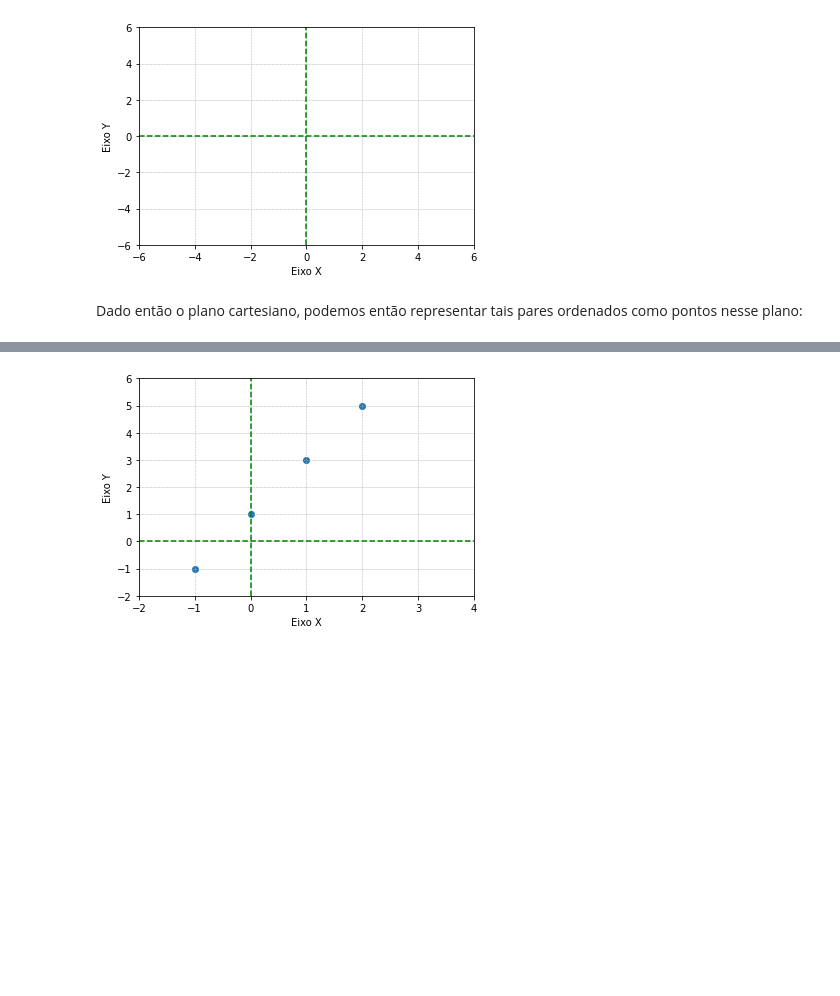
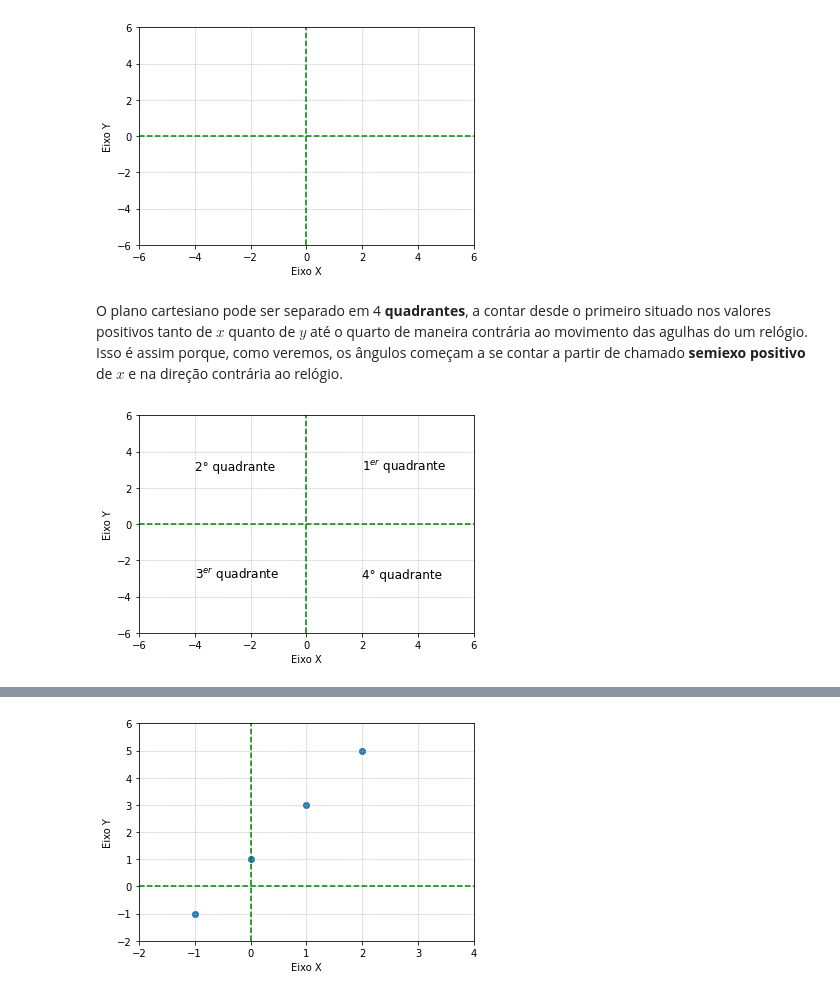
Before and after one commit to BorjaRuizReverter/LivroFisicaGeral, a Jupyter notebook: Tema2.ipynb, the cells around one changed output, grey strips where cells are left out. Cells and saved outputs as stored; diff of their text form; code cells hidden in the pictures; blank space fills up the shorter version.

```diff
--- a/Tema2.ipynb
+++ b/Tema2.ipynb
@@ -81,5 +73,47 @@ plt.plot(xorigem_hor, yorigem_hor, marker='', color='green', linestyle="--")
 plt.show()
 # %% [output]
 [figure]
-# %% [markdown]
-Dado então o plano cartesiano, podemos então representar tais pares ordenados como pontos nesse plano:
+# %% [markdown]
+O plano cartesiano pode ser separado em 4 **quadrantes**, a contar desde o primeiro situado nos valores positivos tanto de $x$ quanto de $y$ até o quarto de maneira contrária ao movimento das agulhas do um relógio. Isso é assim porque, como veremos, os ângulos começam a se contar a partir de chamado **semiexo positivo** de $x$ e na direção contrária ao relógio.
+# %%
+# importing the required module
+import matplotlib.pyplot as plt
+# x axis values
+x = [-1,0,1,2]
+# corresponding y axis values
+y = [-1,1,3,5]
+
+# plotting the points
+plt.scatter(x, y, marker='')
+
+# naming the x axis
+plt.xlabel('Eixo X')
+# naming the y axis
+plt.ylabel('Eixo Y')
+
+# giving a title to my graph
+plt.title('')
+
+#axis limits
+plt.xlim(-6, 6)
+plt.ylim(-6, 6)
+plt.grid(linestyle = '--', linewidth = 0.5)
+
+xorigem_ver = [0, 0, 0, 0, 0, 0, 0]
+yorigem_ver = [-6, -4, -2, 0, 2, 4, 6]
+plt.plot(xorigem_ver, yorigem_ver, marker='', color='green', linestyle="--")
+
+xorigem_hor = [-6, -4, -2, 0, 2, 4, 6]
+yorigem_hor = [0, 0, 0, 0, 0, 0, 0]
+plt.plot(xorigem_hor, yorigem_hor, marker='', color='green', linestyle="--")
+
+#adding text inside the plot
+plt.text(2, 3, '1$^{er}$ quadrante', fontsize = 12)
+plt.text(-4, 3, '2° quadrante', fontsize = 12)
+plt.text(-4, -3, '3$^{er}$ quadrante', fontsize = 12)
+plt.text(2, -3, '4° quadrante', fontsize = 12)
+
+# function to show the plot
+plt.show()
+# %% [output]
+[figure, added]
```
Also changed, not shown: parts of 7 cells of this notebook.
